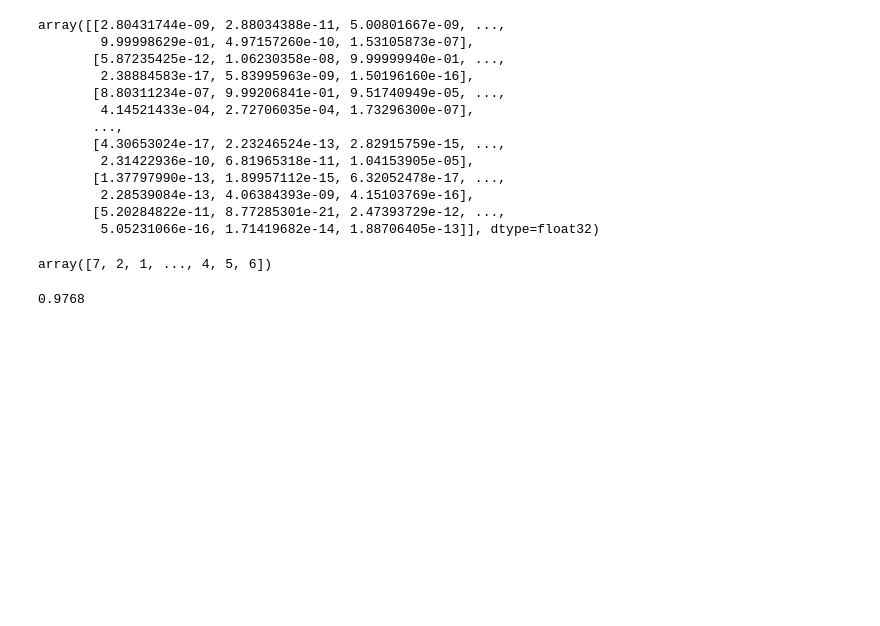
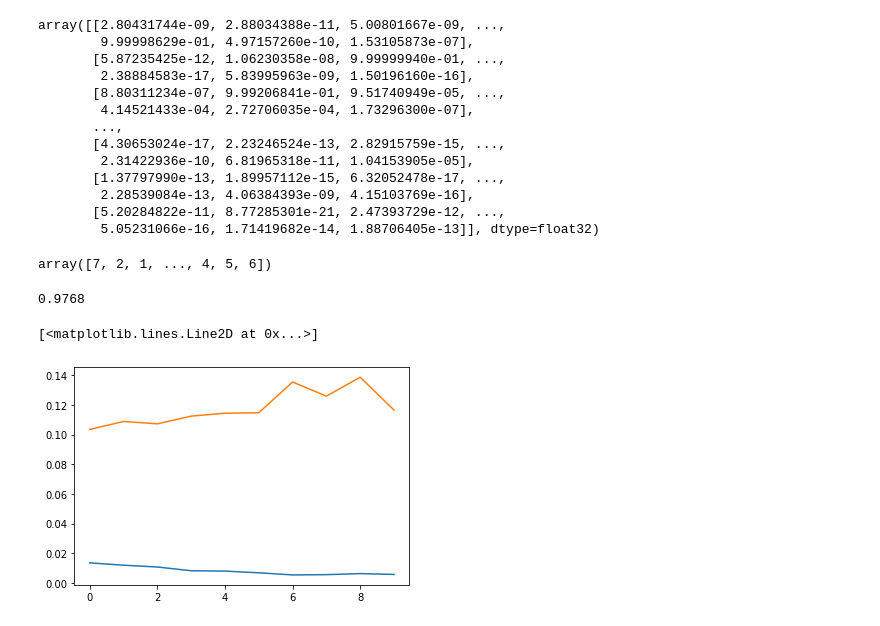
Before and after one commit to rohan-singh987/DeepLearning, a Jupyter notebook: MNIST_Classification.ipynb, the cells around one changed output. Saved outputs shown, nothing was run; the diff lists cells and outputs as text; code cells hidden in the pictures; blank space fills up the shorter version.

```diff
--- a/MNIST_Classification.ipynb
+++ b/MNIST_Classification.ipynb
@@ -131,6 +131,6 @@ _________________________________________________________________
 # %%
 model.compile(loss="sparse_categorical_crossentropy", optimizer = 'Adam', metrics=['accuracy'])
 # %%
-model.fit(X_train, y_train, epochs=10, validation_split = 0.2)
+history = model.fit(X_train, y_train, epochs=10, validation_split = 0.2)
 # %% [output]
 Epoch 1/10
@@ -186,3 +185,9 @@ from sklearn.metrics import accuracy_score
 accuracy_score(y_test,y_pred)
 # %% [output]
 0.9768
+# %%
+plt.plot(history.history['loss'])
+plt.plot(history.history['val_loss'])
+# %% [output]
+[<matplotlib.lines.Line2D at 0x...>]
+[figure, added]
```
Also changed, not shown: parts of 2 cells of this notebook.
